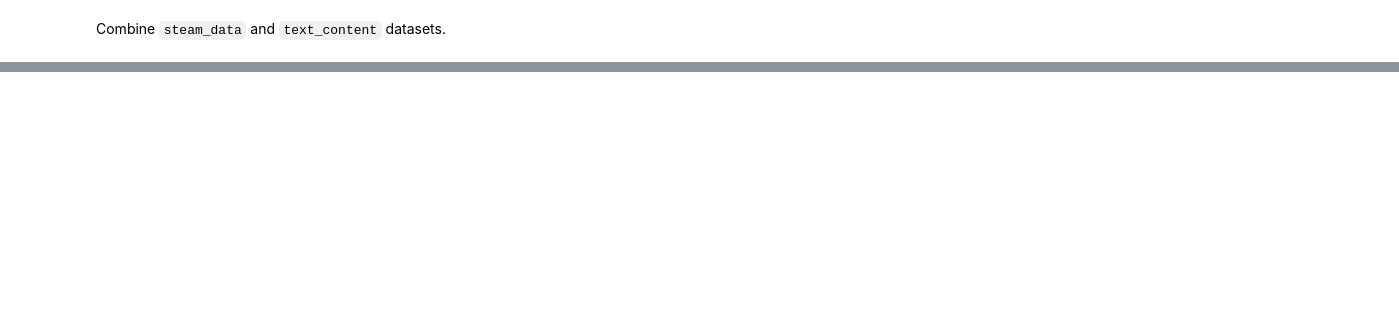
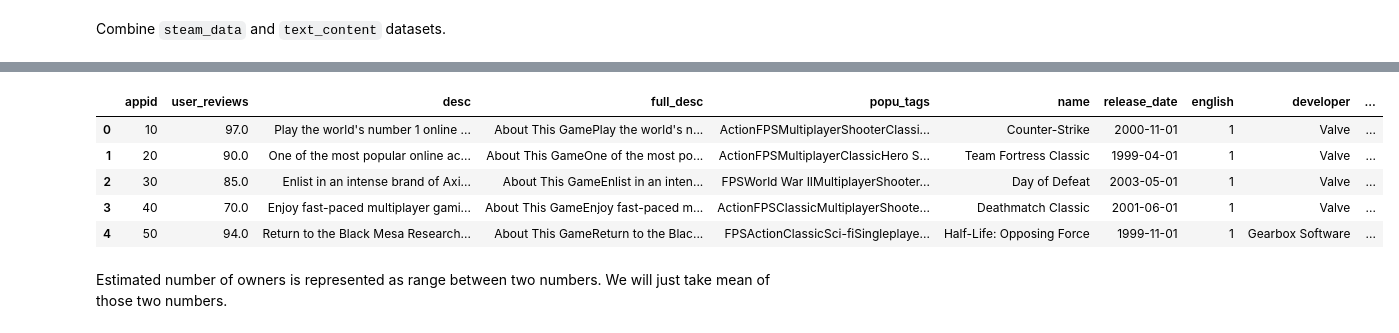
Before and after one commit to Konrados232/steam-predicter, a Jupyter notebook: main.ipynb, the cells around one changed output, grey strips where cells are left out. Cells and saved outputs as stored; diff of their text form; code cells hidden in the pictures; blank space fills up the shorter version.

```diff
--- a/main.ipynb
+++ b/main.ipynb
@@ -208,0 +254,27 @@ Delete unnecessary columns.
+# %%
+def convert_platforms_to_array(platform_string):
+    table = platform_string.split(";")
+
+    converted_vector = [0, 0, 0]
+
+    if "windows" in table:
+        converted_vector[0] = 1
+    if "mac" in table:
+        converted_vector[1] = 1
+    if "linux" in table:
+        converted_vector[2] = 1
+
+    return np.array(converted_vector)
+# %%
+whole_steam_data.platforms = whole_steam_data.platforms.apply(lambda x : convert_platforms_to_array(x))
+
+whole_steam_data.head()
+# %% [output]
+|  | appid | user_reviews | desc | full_desc | popu_tags | name | release_date | english | developer | ... |
+| 0 | 10 | 97.0 | Play the world's number 1 online ... | About This GamePlay the world's n... | ActionFPSMultiplayerShooterClassi... | Counter-Strike | 2000-11-01 | 1 | Valve | ... |
+| 1 | 20 | 90.0 | One of the most popular online ac... | About This GameOne of the most po... | ActionFPSMultiplayerClassicHero S... | Team Fortress Classic | 1999-04-01 | 1 | Valve | ... |
+| 2 | 30 | 85.0 | Enlist in an intense brand of Axi... | About This GameEnlist in an inten... | FPSWorld War IIMultiplayerShooter... | Day of Defeat | 2003-05-01 | 1 | Valve | ... |
+| 3 | 40 | 70.0 | Enjoy fast-paced multiplayer gami... | About This GameEnjoy fast-paced m... | ActionFPSClassicMultiplayerShoote... | Deathmatch Classic | 2001-06-01 | 1 | Valve | ... |
+| 4 | 50 | 94.0 | Return to the Black Mesa Research... | About This GameReturn to the Blac... | FPSActionClassicSci-fiSingleplaye... | Half-Life: Opposing Force | 1999-11-01 | 1 | Gearbox Software | ... |
+# %% [markdown]
+Estimated number of owners is represented as range between two numbers. We will just take mean of those two numbers.
```
Also changed, not shown: parts of 19 cells of this notebook.
